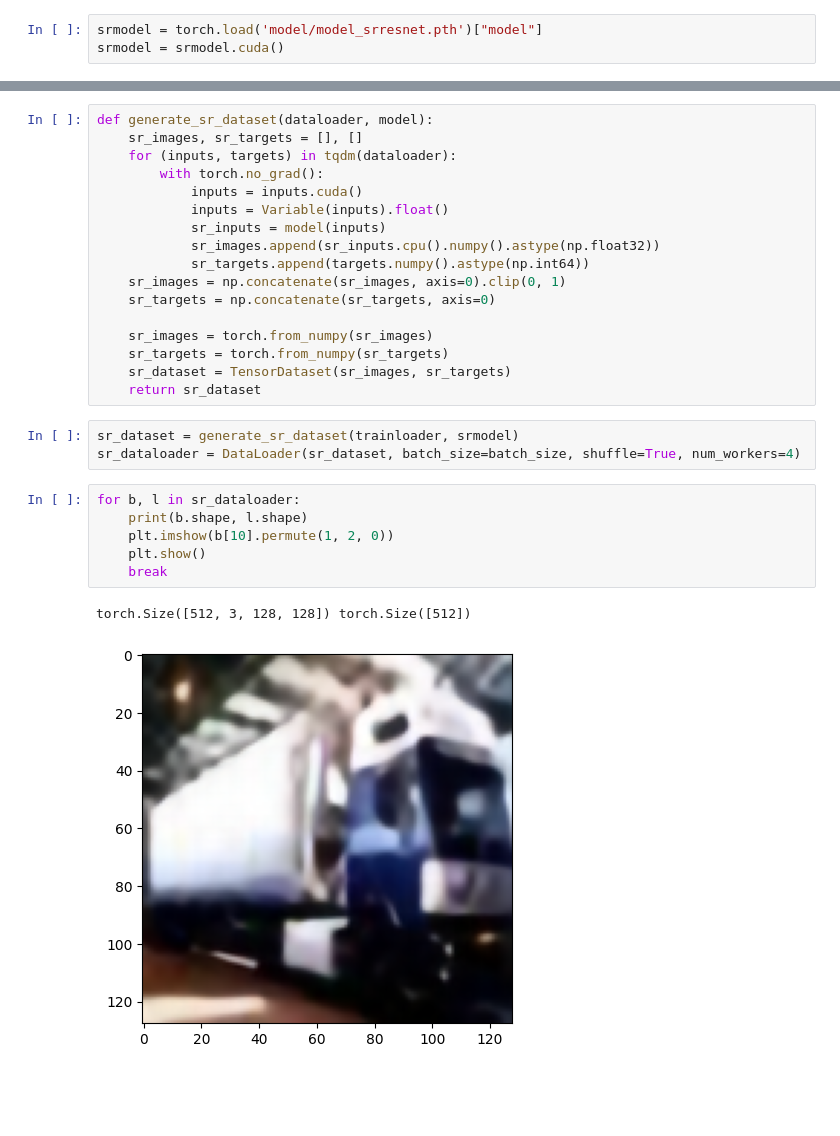
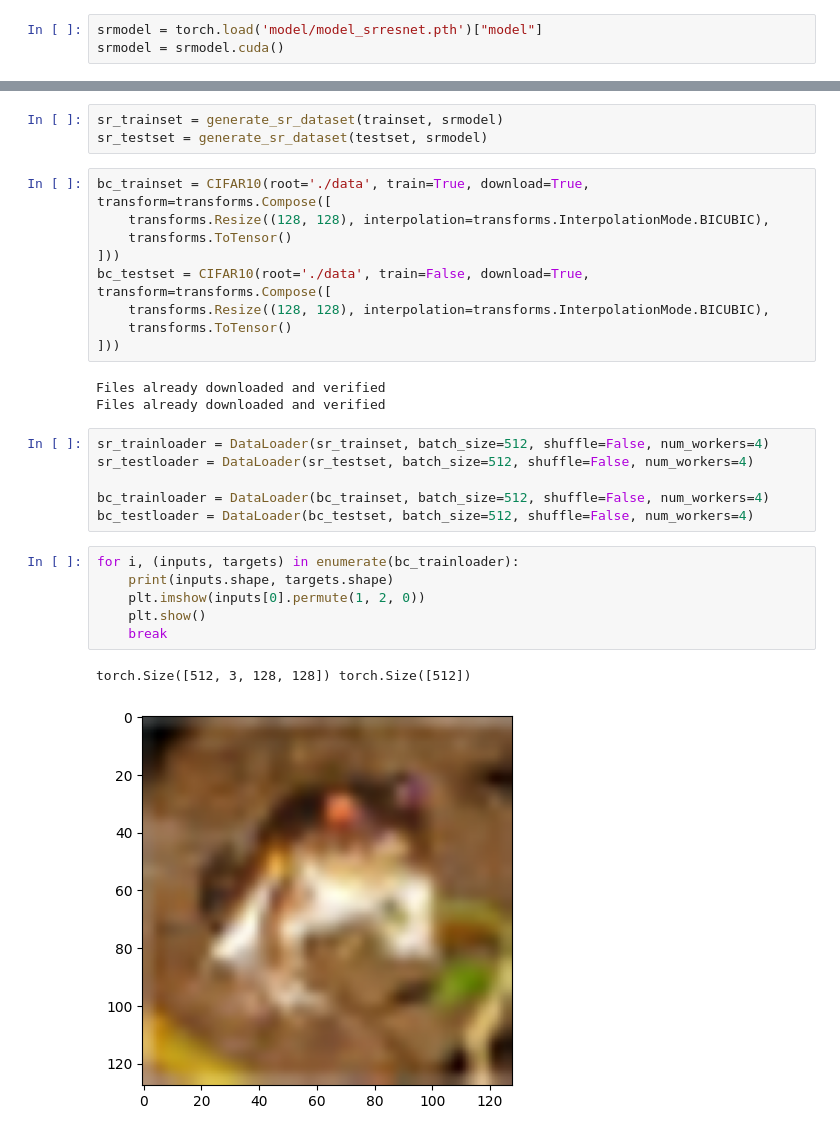
Before and after one commit to GauthamBellamkonda/Image-SuperResolution, a Jupyter notebook: Code/generateSR.ipynb, the cells around one changed output, grey strips where cells are left out. Saved outputs shown, nothing was run; the diff lists cells and outputs as text; blank space fills up the shorter version.

Commit message:
Refactored code, generate datasets

```diff
--- a/Code/generateSR.ipynb
+++ b/Code/generateSR.ipynb
@@ -35,32 +49,33 @@ classes = ('plane', 'car', 'bird', 'cat', 'deer', 'dog', 'frog', 'horse', 'ship'
 # %% [output]
 Files already downloaded and verified
 Files already downloaded and verified
-# %%
-def generate_sr_dataset(dataloader, model):
-    sr_images, sr_targets = [], []
-    for (inputs, targets) in tqdm(dataloader):
-        with torch.no_grad():
-            inputs = inputs.cuda()
-            inputs = Variable(inputs).float()
-            sr_inputs = model(inputs)
-            sr_images.append(sr_inputs.cpu().numpy().astype(np.float32))
-            sr_targets.append(targets.numpy().astype(np.int64))
-    sr_images = np.concatenate(sr_images, axis=0).clip(0, 1)
-    sr_targets = np.concatenate(sr_targets, axis=0)
-
-    sr_images = torch.from_numpy(sr_images)
-    sr_targets = torch.from_numpy(sr_targets)
-    sr_dataset = TensorDataset(sr_images, sr_targets)
-    return sr_dataset
-# %%
-sr_dataset = generate_sr_dataset(trainloader, srmodel)
-sr_dataloader = DataLoader(sr_dataset, batch_size=batch_size, shuffle=True, num_workers=4)
+# %%
+sr_trainset = generate_sr_dataset(trainset, srmodel)
+sr_testset = generate_sr_dataset(testset, srmodel)
+# %%
+bc_trainset = CIFAR10(root='./data', train=True, download=True, transform=transforms.Compose([
+    transforms.Resize((128, 128), interpolation=transforms.InterpolationMode.BICUBIC),
+    transforms.ToTensor()
+]))
+bc_testset = CIFAR10(root='./data', train=False, download=True, transform=transforms.Compose([
+    transforms.Resize((128, 128), interpolation=transforms.InterpolationMode.BICUBIC),
+    transforms.ToTensor()
+]))
+# %% [output]
+Files already downloaded and verified
+Files already downloaded and verified
+# %%
+sr_trainloader = DataLoader(sr_trainset, batch_size=512, shuffle=False, num_workers=4)
+sr_testloader = DataLoader(sr_testset, batch_size=512, shuffle=False, num_workers=4)
+
+bc_trainloader = DataLoader(bc_trainset, batch_size=512, shuffle=False, num_workers=4)
+bc_testloader = DataLoader(bc_testset, batch_size=512, shuffle=False, num_workers=4)
 # %%
-for b, l in sr_dataloader:
-    print(b.shape, l.shape)
-    plt.imshow(b[10].permute(1, 2, 0))
+for i, (inputs, targets) in enumerate(bc_trainloader):
+    print(inputs.shape, targets.shape)
+    plt.imshow(inputs[0].permute(1, 2, 0))
     plt.show()
     break
 # %% [output]
 torch.Size([512, 3, 128, 128]) torch.Size([512])
-[figure, old version]
+[figure, new version]
```
Also changed, not shown: parts of 3 cells of this notebook.
